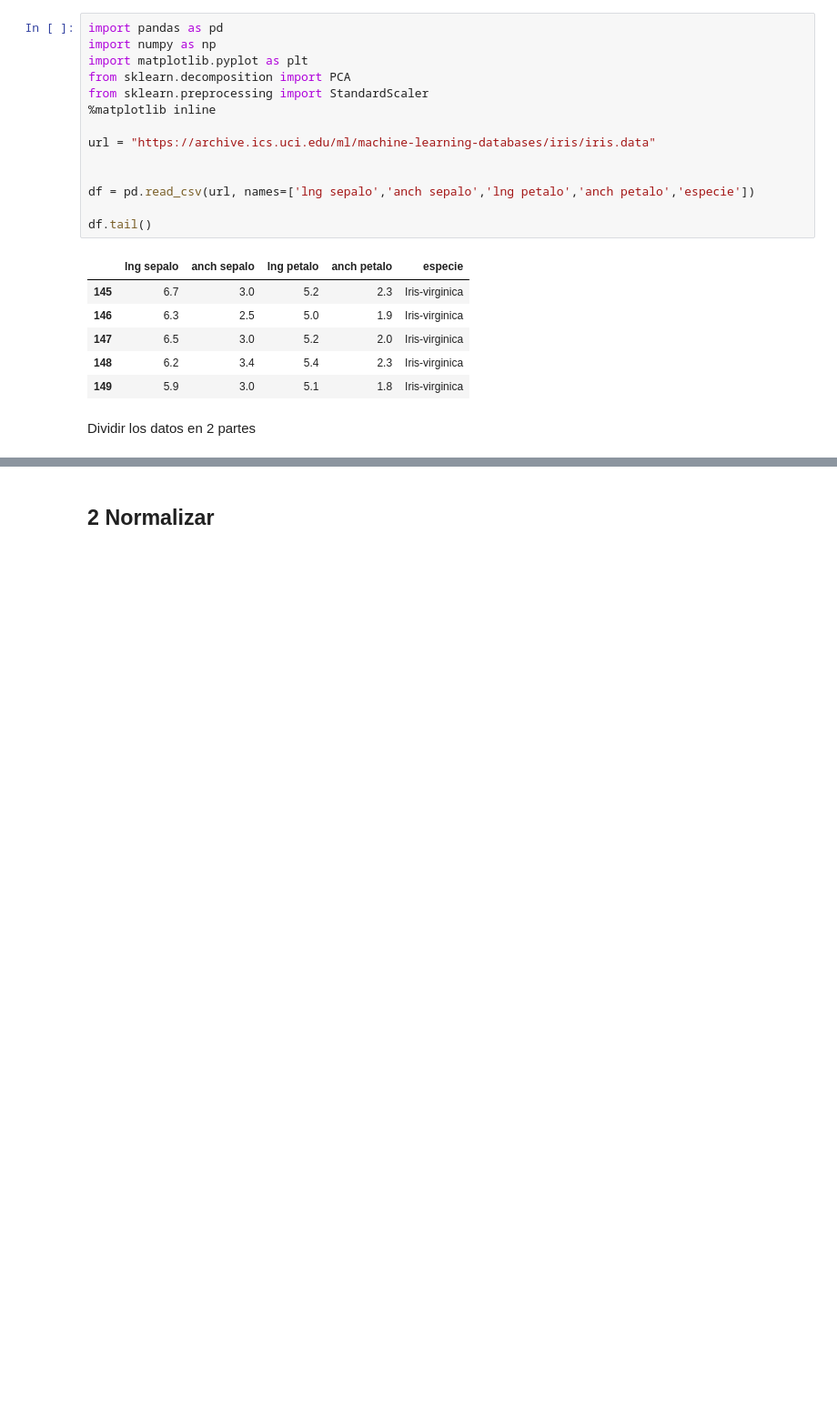
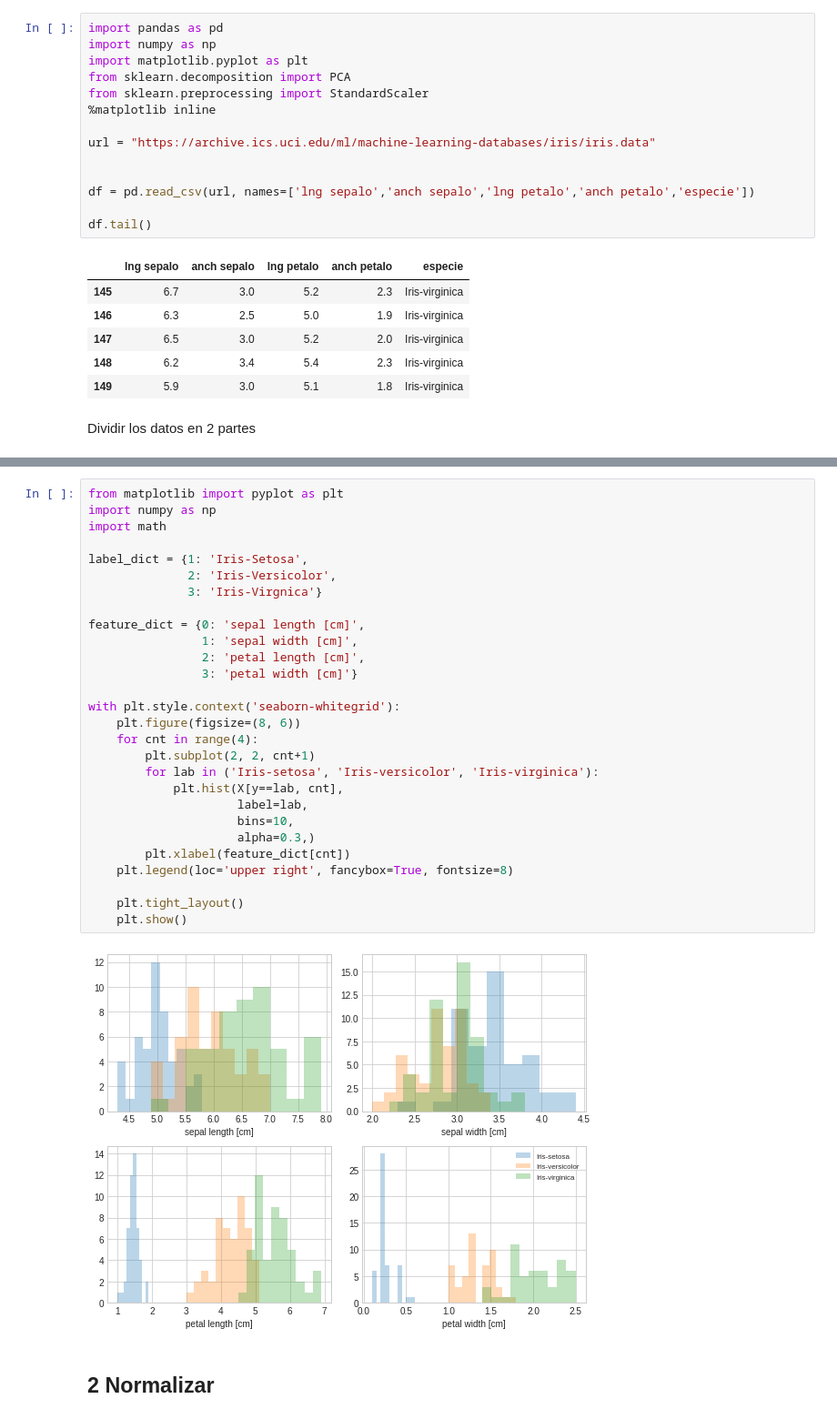
Before and after one commit to waltermayor/DigitalImageProcessing_colab, a Jupyter notebook: PCAejemplo.ipynb, the cells around one changed output, grey strips where cells are left out. Shown at 91% size. Cells and saved outputs as stored; diff of their text form; blank space fills up the shorter version.

```diff
--- a/PCAejemplo.ipynb
+++ b/PCAejemplo.ipynb
@@ -36,3 +77,33 @@ y = df.iloc[:,4].values
+# %%
+from matplotlib import pyplot as plt
+import numpy as np
+import math
+
+label_dict = {1: 'Iris-Setosa',
+              2: 'Iris-Versicolor',
+              3: 'Iris-Virgnica'}
+
+feature_dict = {0: 'sepal length [cm]',
+                1: 'sepal width [cm]',
+                2: 'petal length [cm]',
+                3: 'petal width [cm]'}
+
+with plt.style.context('seaborn-whitegrid'):
+    plt.figure(figsize=(8, 6))
+    for cnt in range(4):
+        plt.subplot(2, 2, cnt+1)
+        for lab in ('Iris-setosa', 'Iris-versicolor', 'Iris-virginica'):
+            plt.hist(X[y==lab, cnt],
+                     label=lab,
+                     bins=10,
+                     alpha=0.3,)
+        plt.xlabel(feature_dict[cnt])
+    plt.legend(loc='upper right', fancybox=True, fontsize=8)
+
+    plt.tight_layout()
+    plt.show()
+# %% [output]
+[figure, added]
 # %% [markdown]
 ## **2 Normalizar**
 # %%
```
Also changed, not shown: parts of 11 cells of this notebook.
